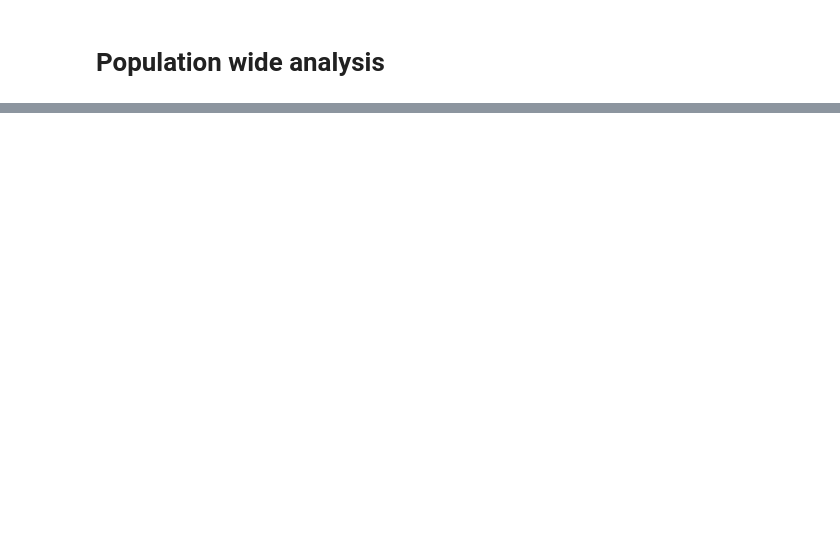
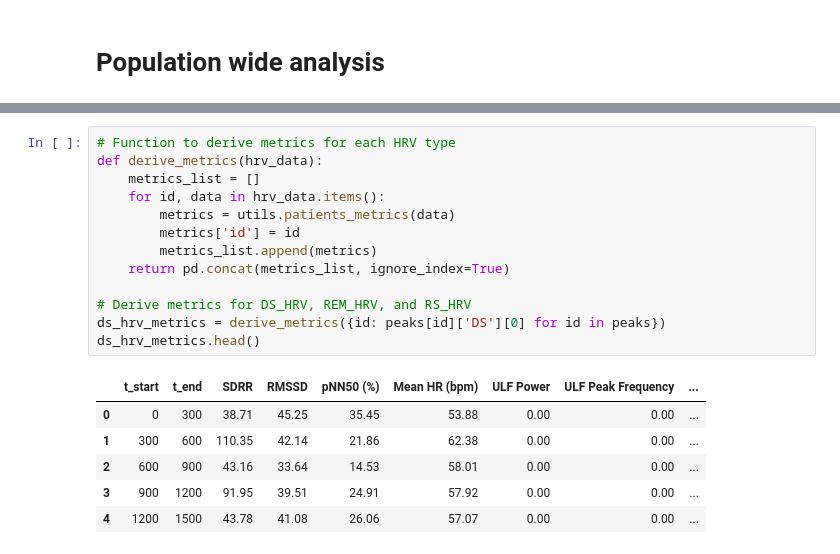
Before and after one commit to ad-aspera/HRV-EDA, a Jupyter notebook: eda.ipynb, the cells around one changed output, grey strips where cells are left out. Cells and saved outputs as stored; diff of their text form; blank space fills up the shorter version.

Commit message:
Article derived HRV used to calculate metrics

```diff
--- a/eda.ipynb
+++ b/eda.ipynb
@@ -481,0 +472,20 @@ AssertionError: wrong color format 'ansiyellow'
+# %%
+# Function to derive metrics for each HRV type
+def derive_metrics(hrv_data):
+    metrics_list = []
+    for id, data in hrv_data.items():
+        metrics = utils.patients_metrics(data)
+        metrics['id'] = id
+        metrics_list.append(metrics)
+    return pd.concat(metrics_list, ignore_index=True)
+
+# Derive metrics for DS_HRV, REM_HRV, and RS_HRV
+ds_hrv_metrics = derive_metrics({id: peaks[id]['DS'][0] for id in peaks})
+ds_hrv_metrics.head()
+# %% [output]
+|  | t_start | t_end | SDRR | RMSSD | pNN50 (%) | Mean HR (bpm) | ULF Power | ULF Peak Frequency | ... |
+| 0 | 0 | 300 | 38.71 | 45.25 | 35.45 | 53.88 | 0.00 | 0.00 | ... |
+| 1 | 300 | 600 | 110.35 | 42.14 | 21.86 | 62.38 | 0.00 | 0.00 | ... |
+| 2 | 600 | 900 | 43.16 | 33.64 | 14.53 | 58.01 | 0.00 | 0.00 | ... |
+| 3 | 900 | 1200 | 91.95 | 39.51 | 24.91 | 57.92 | 0.00 | 0.00 | ... |
+| 4 | 1200 | 1500 | 43.78 | 41.08 | 26.06 | 57.07 | 0.00 | 0.00 | ... |
```
Also changed, not shown: parts of 9 cells of this notebook, 3 other files.
